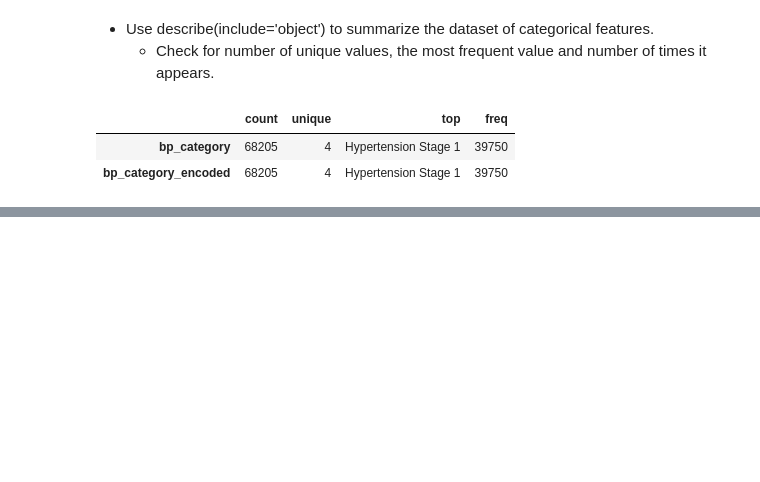
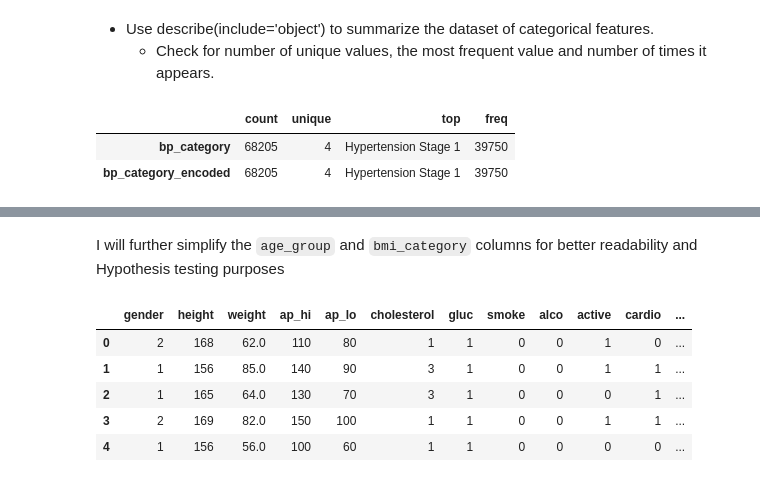
Before and after one commit to mrnnasir/diabetes_risk, a Jupyter notebook: jupyter_notebooks/1. EDA.ipynb, the cells around one changed output, grey strips where cells are left out. Drawn from its saved outputs; the diff is of its cells as text; code cells hidden in the pictures; blank space fills up the shorter version.

```diff
--- a/jupyter_notebooks/1. EDA.ipynb
+++ b/jupyter_notebooks/1. EDA.ipynb
@@ -157,0 +247,34 @@ except Exception as e:
+# %% [markdown]
+I will further simplify the `age_group` and `bmi_category` columns for better readability and Hypothesis testing purposes
+# %%
+def simplify_age_group(group):
+    if group in ['18-29', '30-39']:
+        return 'Adult'
+    elif group in ['40-49', '50-59']:
+        return 'Middle-aged'
+    else:
+        return 'Senior'
+
+def simplify_bmi_category(category):
+    if category in ['Underweight', 'Normal weight']:
+        return 'Low BMI'
+    elif category in ['Overweight', 'Obesity I']:
+        return 'Mid BMI'
+    else:
+        return 'High BMI'
+
+df = df.pipe(
+    lambda x: x.assign(
+        age_simp_group=x['age_group'].apply(simplify_age_group),
+        bmi_simp_cat=x['bmi_category'].apply(simplify_bmi_category)
+    )
+)
+
+df.head()
+# %% [output]
+|  | gender | height | weight | ap_hi | ap_lo | cholesterol | gluc | smoke | alco | active | cardio | ... |
+| 0 | 2 | 168 | 62.0 | 110 | 80 | 1 | 1 | 0 | 0 | 1 | 0 | ... |
+| 1 | 1 | 156 | 85.0 | 140 | 90 | 3 | 1 | 0 | 0 | 1 | 1 | ... |
+| 2 | 1 | 165 | 64.0 | 130 | 70 | 3 | 1 | 0 | 0 | 0 | 1 | ... |
+| 3 | 2 | 169 | 82.0 | 150 | 100 | 1 | 1 | 0 | 0 | 1 | 1 | ... |
+| 4 | 1 | 156 | 56.0 | 100 | 60 | 1 | 1 | 0 | 0 | 0 | 0 | ... |
```
Also changed, not shown: parts of 19 cells of this notebook, 2 other files.
